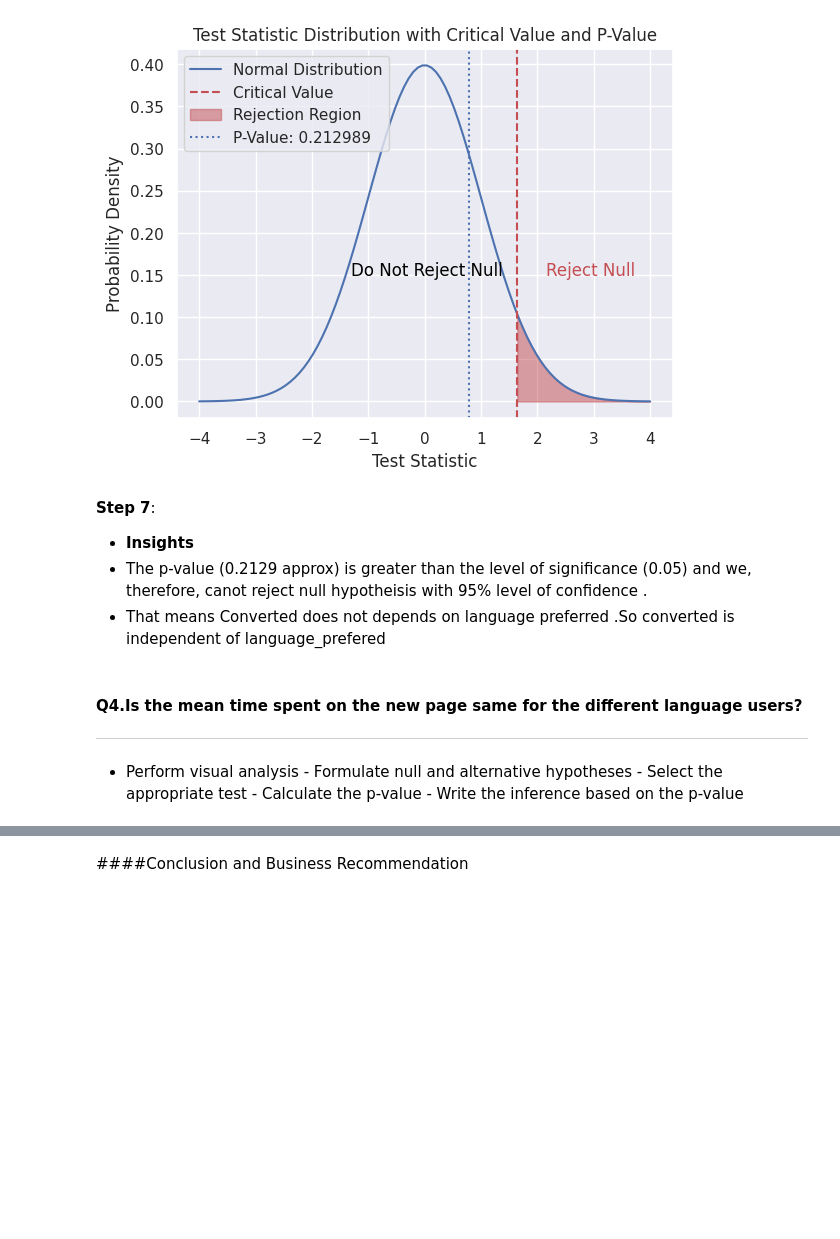
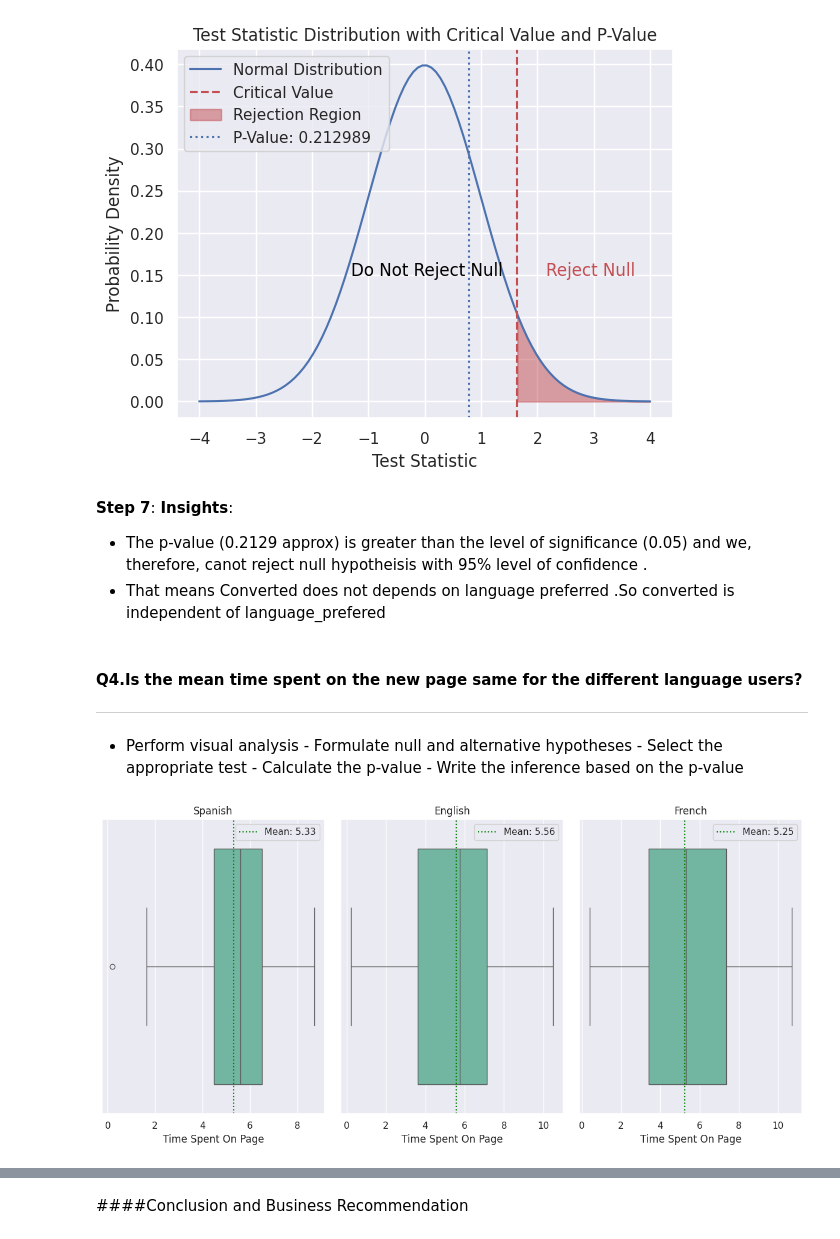
Before and after one commit to Rajesh2015/E-news-Express-Project, a Jupyter notebook: E-news Express Project Solution.ipynb, the cells around one changed output, grey strips where cells are left out. Saved outputs shown, nothing was run; the diff lists cells and outputs as text; code cells hidden in the pictures; blank space fills up the shorter version.

```diff
--- a/E-news Express Project Solution.ipynb
+++ b/E-news Express Project Solution.ipynb
@@ -1142,7 +1142,7 @@ plt.show()  # Display the plot
 [figure]
 # %% [markdown]
 **Step 7**:
-- **Insights**
+**Insights**:
 - The p-value (0.2129 approx) is greater than the level of significance (0.05) and we, therefore, canot reject null hypotheisis with 95% level of confidence .
 - That means Converted  does not depends on language preferred .So converted is independent of language_prefered
 # %% [markdown]
@@ -1153,0 +1158,6 @@ plt.show()  # Display the plot
+# %%
+# Box plot to show distribution of time spent on page for overall smaple includes both old and new landing
+plt=plot_box_plot_side_by_side(df, x='time_spent_on_the_page', xlabel='Time Spent On Page', category_col='language_preferred',color=colors[0])
+plt.show()
+# %% [output]
+[figure, added]
```
Also changed, not shown: parts of 22 cells of this notebook.
